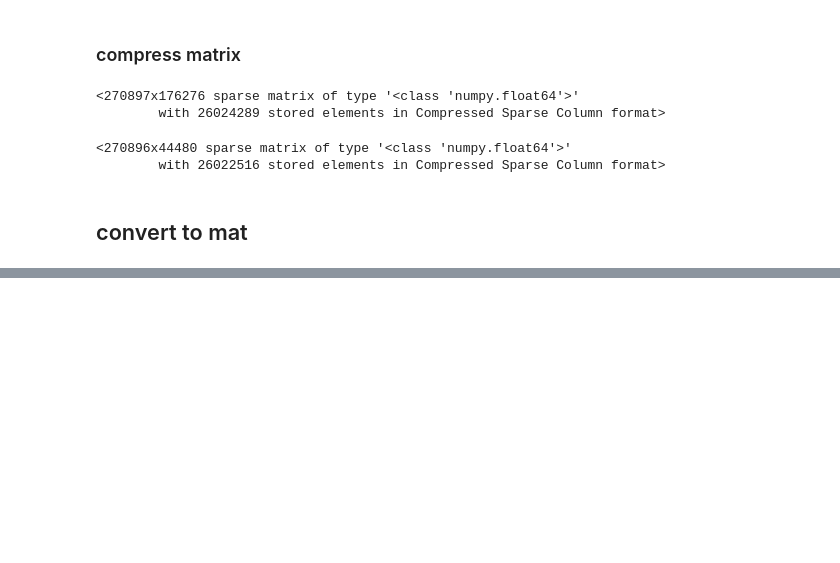
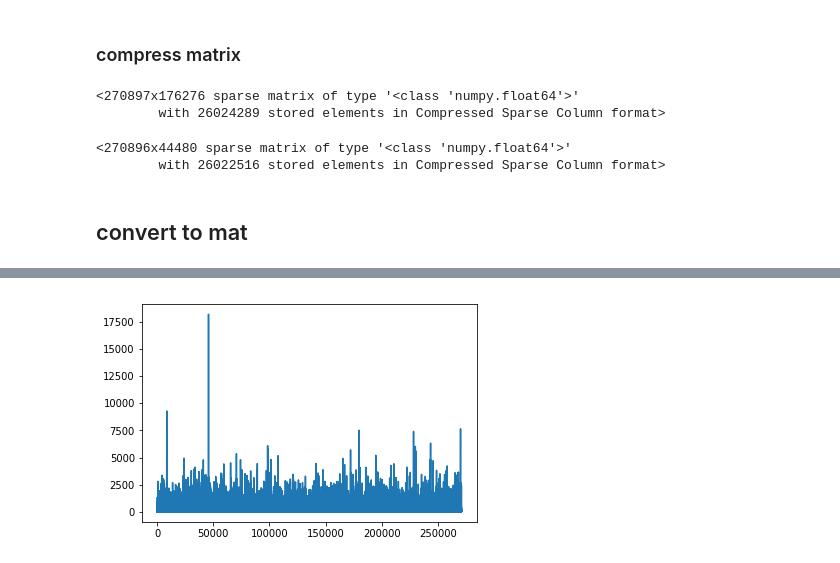
Before and after one commit to clamli/Content-based-decision-tree, a Jupyter notebook: Step 1 - Movielens Data preprocessing/Sparse Matrix Construction - ml-latest.ipynb, the cells around one changed output, grey strips where cells are left out. Cells and saved outputs as stored; diff of their text form; code cells hidden in the pictures; blank space fills up the shorter version.

```diff
--- a/Step 1 - Movielens Data preprocessing/Sparse Matrix Construction - ml-latest.ipynb
+++ b/Step 1 - Movielens Data preprocessing/Sparse Matrix Construction - ml-latest.ipynb
@@ -169,0 +198,5 @@ sio.savemat('../Step 2 - User Clustering/data/map_list_ml-latest.mat', {'map_lis
+# %%
+plt.plot(users)
+plt.show()
+# %% [output]
+[figure, added]
```
Also changed, not shown: parts of 5 cells of this notebook.
